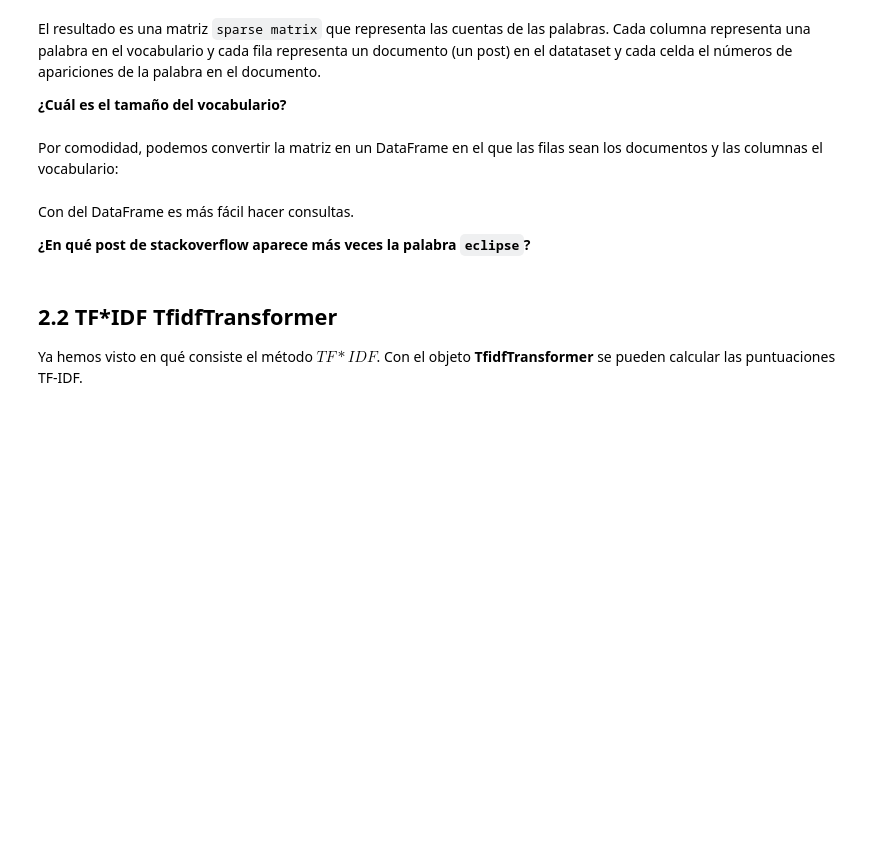
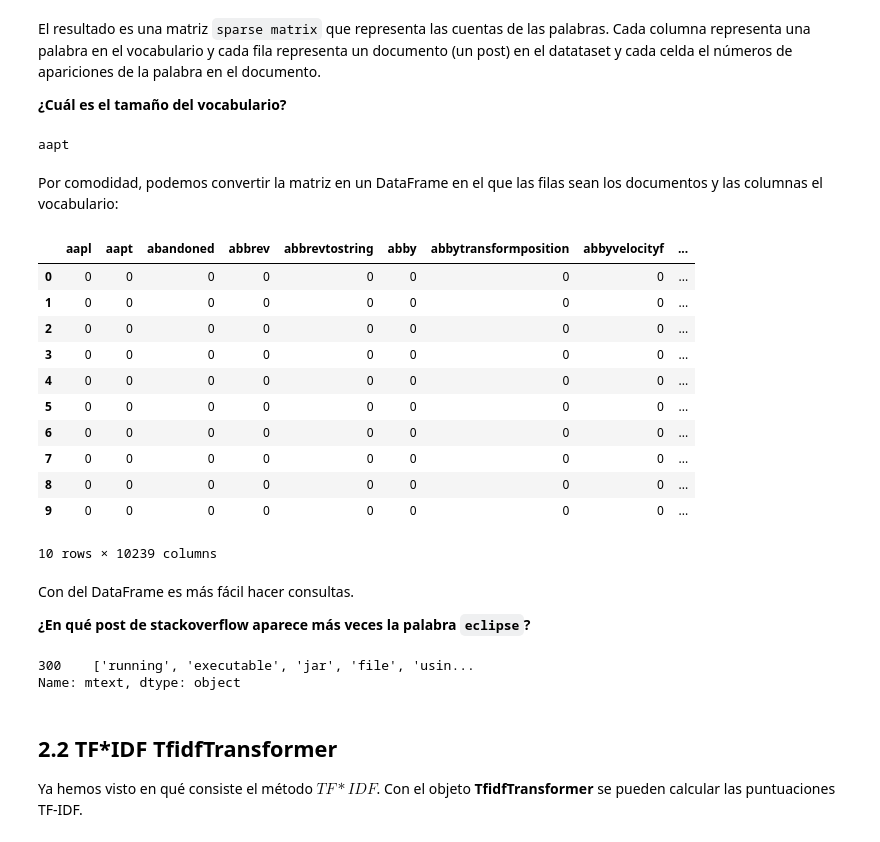
Before and after one commit to pfreezv/UOC, a Jupyter notebook: Tipología y fuentes de datos/pec2/TyFdD_PEC2_2021.ipynb, the cells around one changed output. Cells and saved outputs as stored; diff of their text form; code cells hidden in the pictures; blank space fills up the shorter version.

```diff
--- a/Tipología y fuentes de datos/pec2/TyFdD_PEC2_2021.ipynb
+++ b/Tipología y fuentes de datos/pec2/TyFdD_PEC2_2021.ipynb
@@ -564,5 +566,6 @@ Observad que el dataset tiene 19 campos que incluyen título `title`, cuerpo `bo
 
 El interés se centra en el cuerpo y en el título que forman la fuente de texto.Para ello vamos a crear un campo `text` que combina `title` y `body` en uno solo.
 # %%
-stackoverflow_df['text'] =  # TODO
+stackoverflow_df['text'] = stackoverflow_df['title'].astype(
+    str) + stackoverflow_df['body'].astype(str)  # TODO
 stackoverflow_df['text'][3]
@@ -569,6 +574,7 @@ stackoverflow_df['text'][3]
+# %%
+stackoverflow_df['mtext']= stackoverflow_df['text'].apply(preprocess_text,stem=False)
+stackoverflow_df['mtext']=stackoverflow_df['mtext'].astype(str)
 # %% [markdown]
 Como se puede observar el texto contiene bastante "ruido" y es necesario procesarlo para que pueda ser útil. Hay que conseguir una cadena de texto en el que se eliminen palabras vacías, tags de html, carácteres extraños, etc. No resulta recomendable lematizar las palabras en esta ocasión.
-# %%
-stackoverflow_df['mtext'] = # TODO
 # %%
 stackoverflow_df.head(5)
@@ -585,4 +598,4 @@ from sklearn.feature_extraction.text import CountVectorizer
 
 vectorizer = CountVectorizer (max_df=0.85) # max_df : eliminar si la palabra está en el 85% de los documentos
 
-word_count_vector = vectorizer.  # TODO : transformar el texto limpio
+word_count_vector = vectorizer.fit_transform(stackoverflow_df['mtext'])# TODO : transformar el texto limpio
@@ -604,0 +633,4 @@ El resultado es una matriz `sparse matrix` que representa las cuentas de las pal
+# %%
+print(vocabulary[1])
+# %% [output]
+aapt
@@ -605,15 +641,34 @@ El resultado es una matriz `sparse matrix` que representa las cuentas de las pal
 # %% [markdown]
 Por comodidad, podemos convertir la matriz en un DataFrame en el que las filas sean los documentos y las columnas el vocabulario:
 # %%
-wc_df = pd.DataFrame () # TODO
+wc_df = pd.DataFrame(word_count_vector.toarray(), columns=vectorizer.get_feature_names(
+))  # TODO
+wc_df.head(10)
+# %% [output]
+|  | aapl | aapt | abandoned | abbrev | abbrevtostring | abby | abbytransformposition | abbyvelocityf | ... |
+| 0 | 0 | 0 | 0 | 0 | 0 | 0 | 0 | 0 | ... |
+| 1 | 0 | 0 | 0 | 0 | 0 | 0 | 0 | 0 | ... |
+| 2 | 0 | 0 | 0 | 0 | 0 | 0 | 0 | 0 | ... |
+| 3 | 0 | 0 | 0 | 0 | 0 | 0 | 0 | 0 | ... |
+| 4 | 0 | 0 | 0 | 0 | 0 | 0 | 0 | 0 | ... |
+| 5 | 0 | 0 | 0 | 0 | 0 | 0 | 0 | 0 | ... |
+| 6 | 0 | 0 | 0 | 0 | 0 | 0 | 0 | 0 | ... |
+| 7 | 0 | 0 | 0 | 0 | 0 | 0 | 0 | 0 | ... |
+| 8 | 0 | 0 | 0 | 0 | 0 | 0 | 0 | 0 | ... |
+| 9 | 0 | 0 | 0 | 0 | 0 | 0 | 0 | 0 | ... |
+10 rows × 10239 columns
 # %% [markdown]
 Con del DataFrame es más fácil hacer consultas.
 
 **¿En qué post de stackoverflow aparece más veces la palabra `eclipse`?**
 # %%
-eclipse_idx =  # TODO
+eclipse_idx = wc_df[["eclipse"]].idxmax()[0]  # TODO
 
-stackoverflow_df [stackoverflow_df.index == eclipse_idx]
+pd.set_option("display.max_colwidth", 50)
+stackoverflow_df[stackoverflow_df.index == eclipse_idx]['mtext']
+# %% [output]
+300    ['running', 'executable', 'jar', 'file', 'usin...
+Name: mtext, dtype: object
 # %% [markdown]
 ## 2.2 TF*IDF TfidfTransformer
 
```
Also changed, not shown: parts of 25 cells of this notebook, 2 other files.
